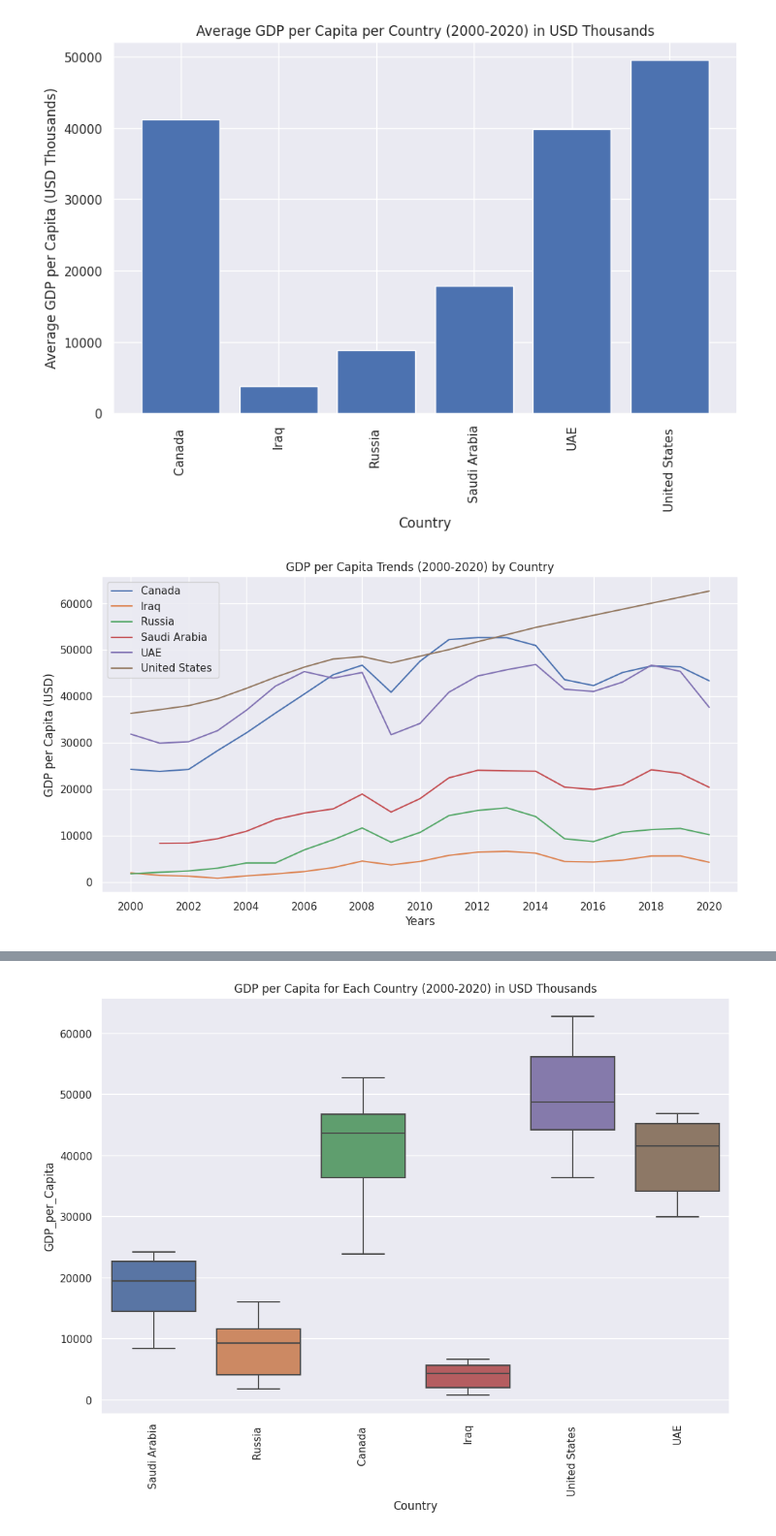
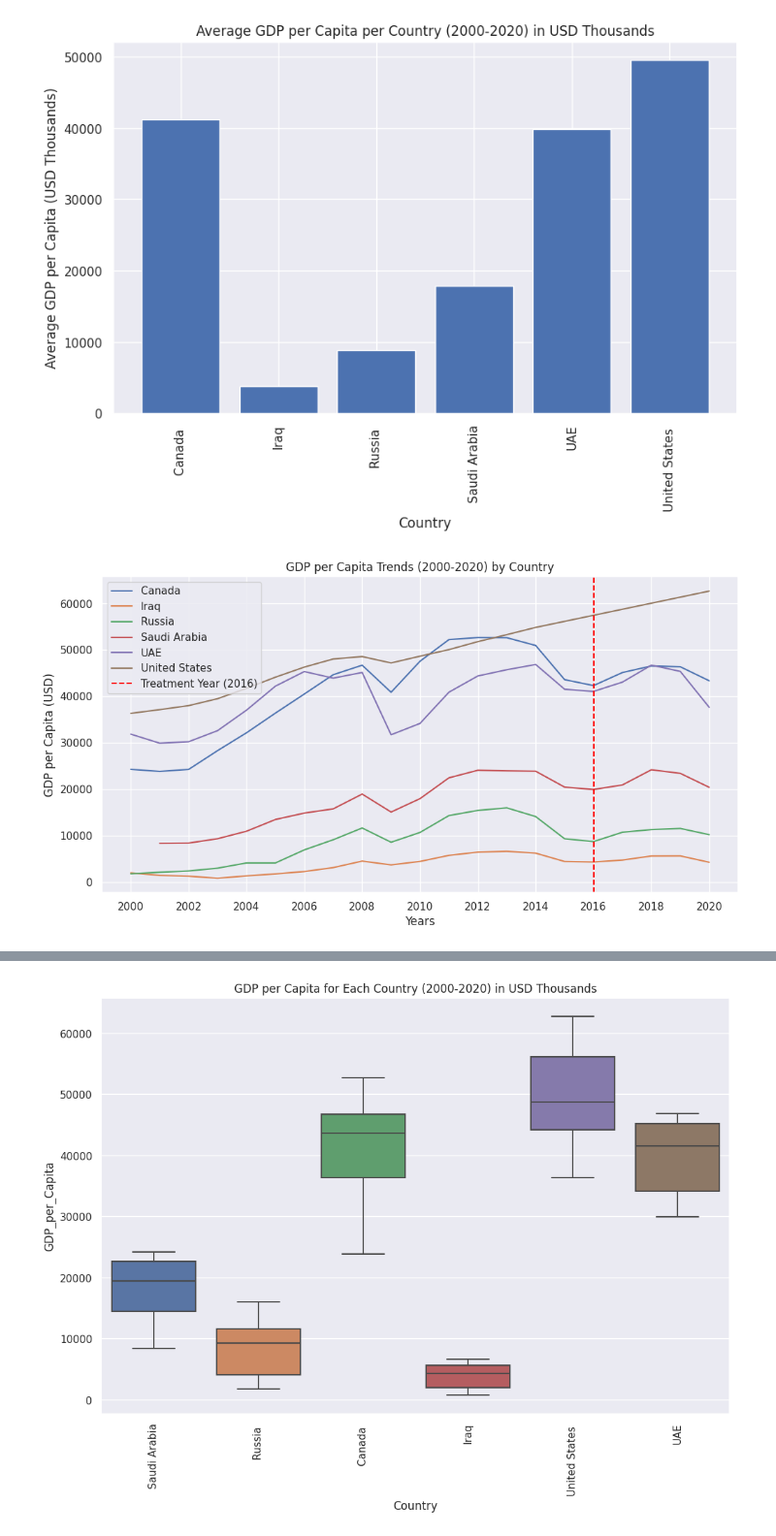
Before and after one commit to winstonlingga/QM2Gr13, a Jupyter notebook: QM2 Code.ipynb, the cells around one changed output, grey strips where cells are left out. Shown at 97% size. Cells and saved outputs as stored; diff of their text form; code cells hidden in the pictures.

```diff
--- a/QM2 Code.ipynb
+++ b/QM2 Code.ipynb
@@ -194,22 +191,25 @@ plt.show()
 # %%
 #Line Graph Plotting GDP Per Capita Trend Over Time
 country_yearly_gdp = df.groupby(['Country', 'Year'])['GDP_per_Capita'].sum().reset_index()
 
 plt.figure(figsize=(12, 6))
 
 for country in country_yearly_gdp['Country'].unique():
     country_data = country_yearly_gdp[country_yearly_gdp['Country'] == country]
     plt.plot(country_data['Year'], country_data['GDP_per_Capita'], label=country)
 
+# Add a vertical line at 2016 to indicate the treatment year for DiD Analysis
+plt.axvline(x=2016, color='red', linestyle='--', label='Treatment Year (2016)')
+
 plt.xticks(range(df['Year'].min(), df['Year'].max() + 1, 2))
 plt.title('GDP per Capita Trends (2000-2020) by Country')
 plt.xlabel('Years')
 plt.ylabel('GDP per Capita (USD)')
 plt.legend()
 plt.grid(True)
 plt.show()
 # %% [output]
-[figure, old version]
+[figure, new version]
 # %%
 #Line Graph Plotting GDP Per Capita Trend Over Time
 fig = px.line(df, x='Year', y='GDP_per_Capita', color='Country',
```
Also changed, not shown: parts of 15 cells of this notebook.
